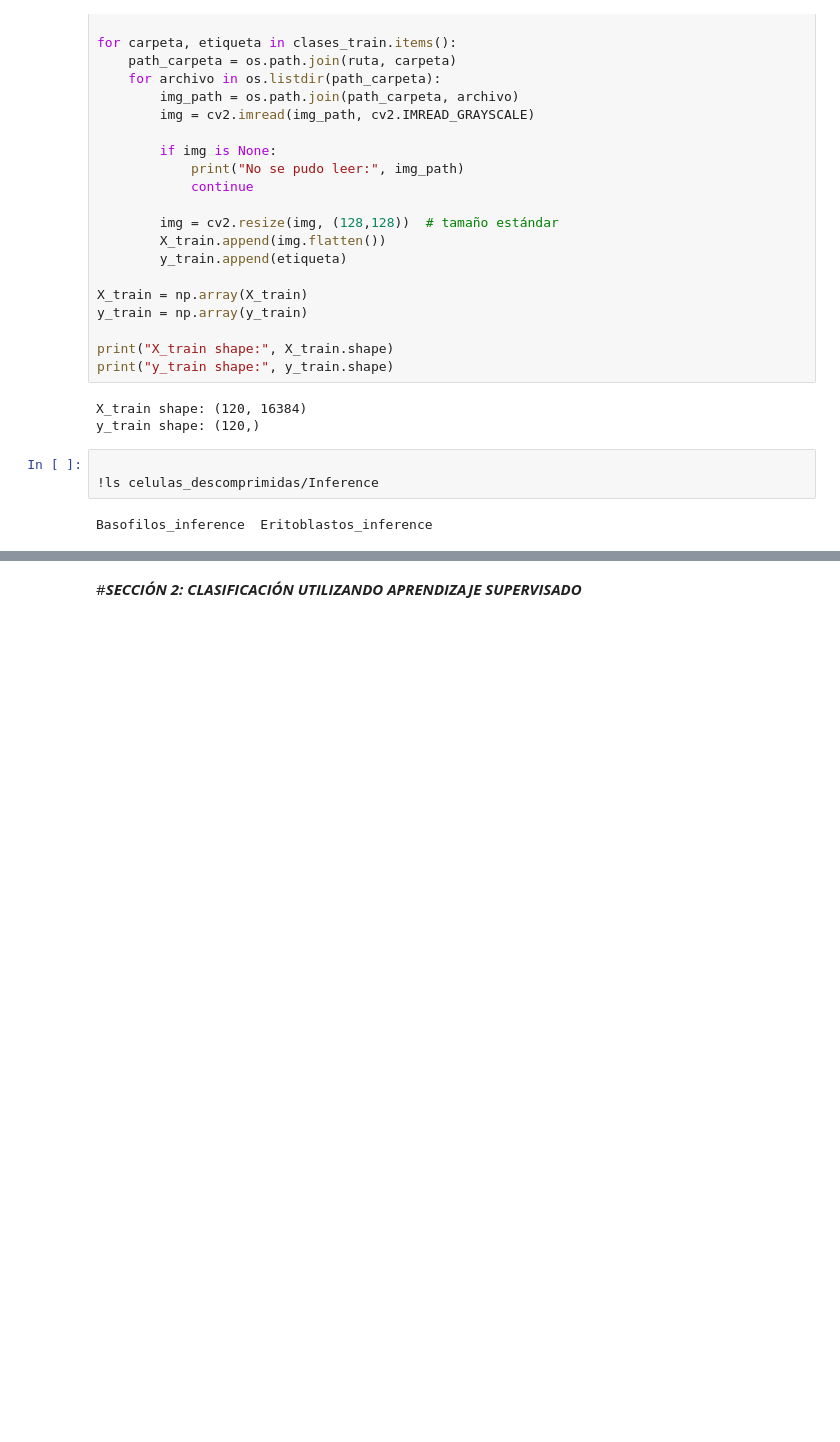
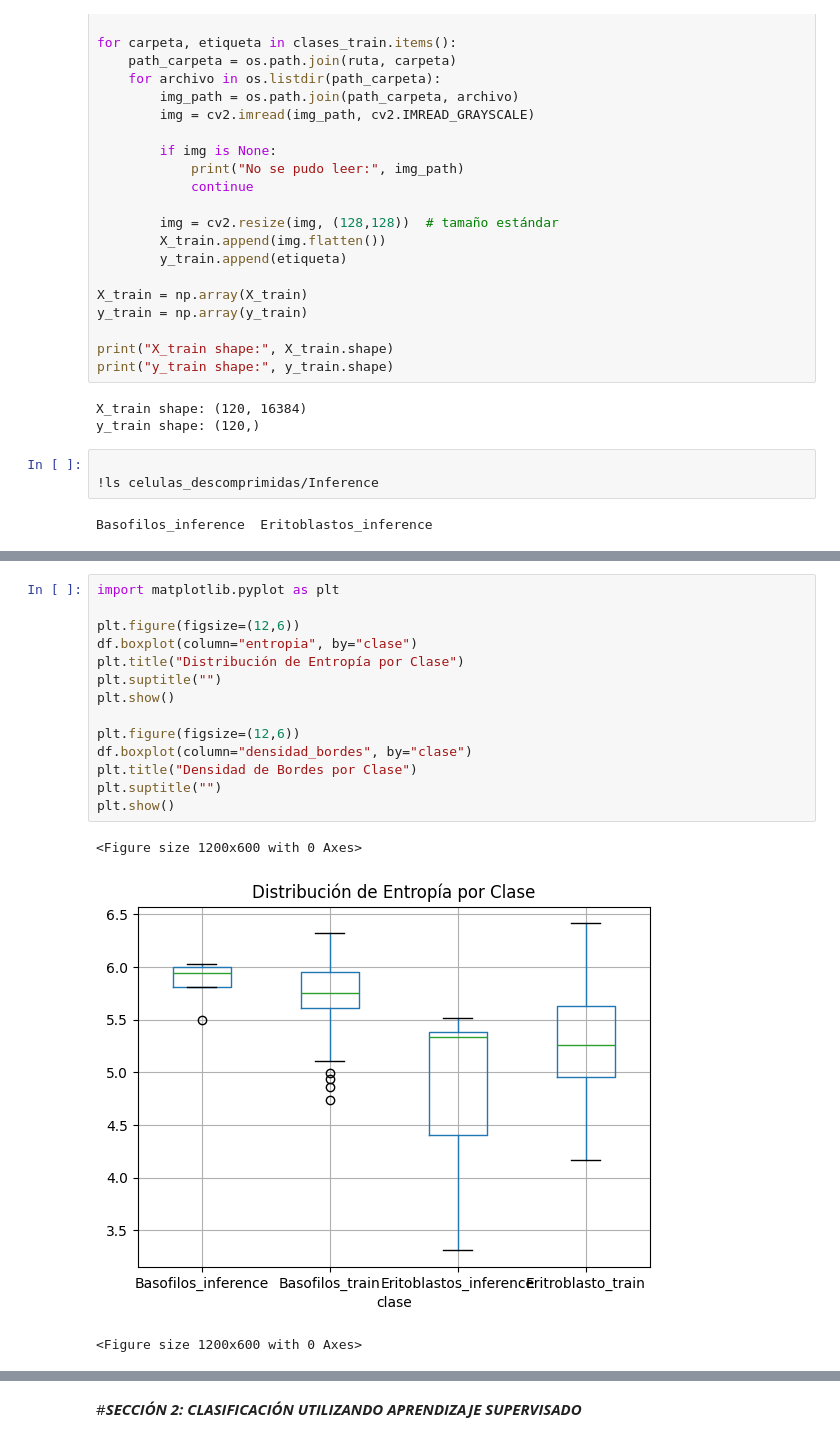
Before and after one commit to MiguelAngeloTr/Aprendizaje_Automatico, a Jupyter notebook: Entrega_6/Clasificacion_de_celulas.ipynb, the cells around one changed output, grey strips where cells are left out. Saved outputs shown, nothing was run; the diff lists cells and outputs as text; blank space fills up the shorter version.

```diff
--- a/Entrega_6/Clasificacion_de_celulas.ipynb
+++ b/Entrega_6/Clasificacion_de_celulas.ipynb
@@ -121,0 +202,18 @@ y_test shape: (10,)
+# %%
+import matplotlib.pyplot as plt
+
+plt.figure(figsize=(12,6))
+df.boxplot(column="entropia", by="clase")
+plt.title("Distribución de Entropía por Clase")
+plt.suptitle("")
+plt.show()
+
+plt.figure(figsize=(12,6))
+df.boxplot(column="densidad_bordes", by="clase")
+plt.title("Densidad de Bordes por Clase")
+plt.suptitle("")
+plt.show()
+# %% [output]
+<Figure size 1200x600 with 0 Axes>
+[figure, added]
+<Figure size 1200x600 with 0 Axes>
```
Also changed, not shown: parts of 10 cells of this notebook.
